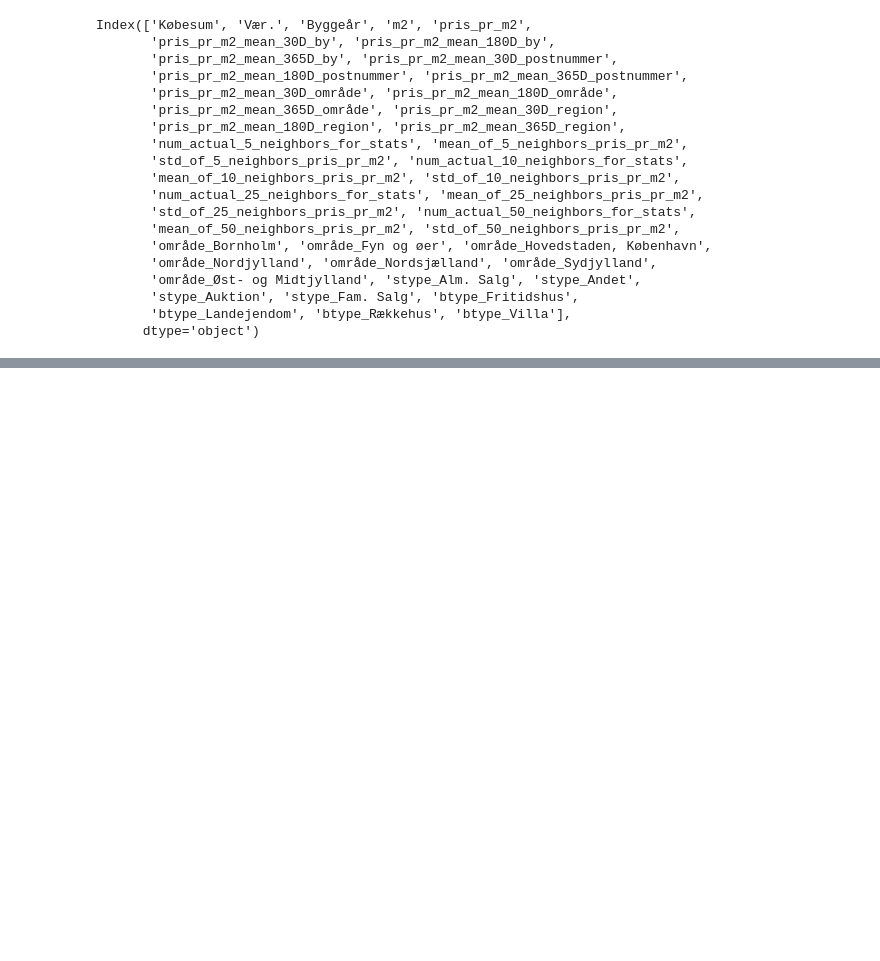
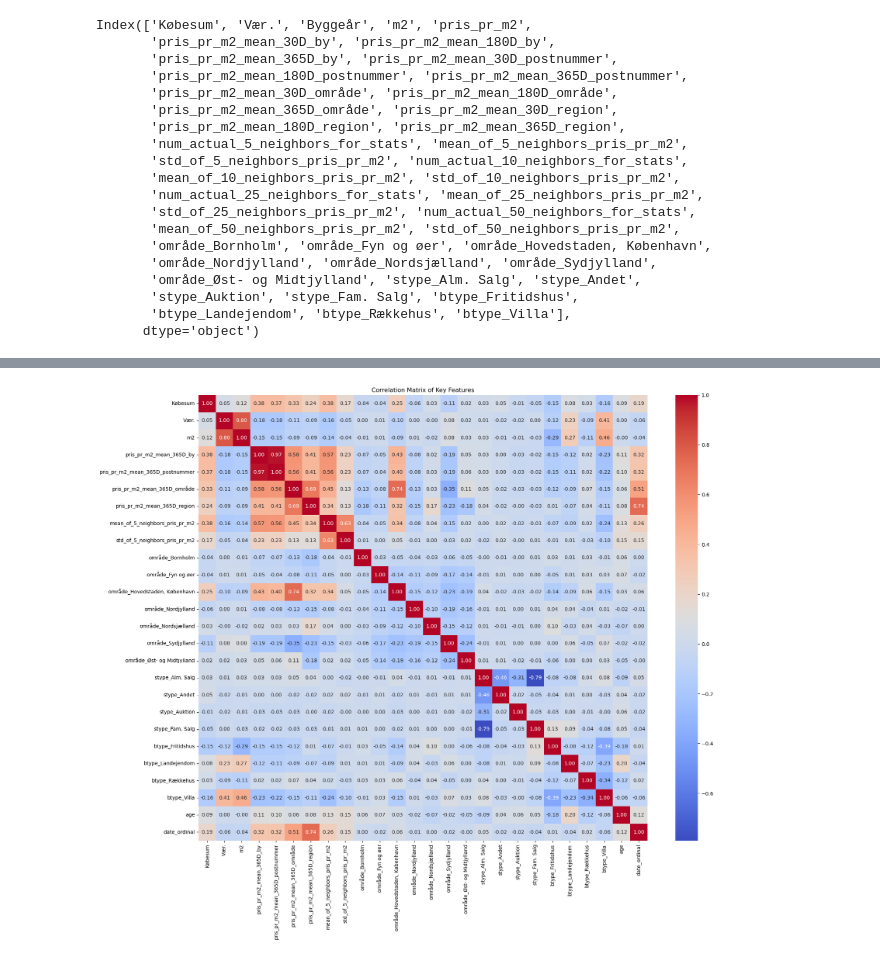
Before and after one commit to VictorJustesen/bachelor, a Jupyter notebook: dataexplor/explore.ipynb, the cells around one changed output, grey strips where cells are left out. Cells and saved outputs as stored; diff of their text form; code cells hidden in the pictures; blank space fills up the shorter version.

```diff
--- a/dataexplor/explore.ipynb
+++ b/dataexplor/explore.ipynb
@@ -485,0 +796,3 @@ dtype: object
+# %%
+print(df_cleaned.dtypes)
+df_cleaned = df_cleaned.drop(columns=['Byggeår', 'pris_pr_m2'])
@@ -501,0 +850,7 @@ ValueError: could not convert string to float: 'Alm. Salg'
+# %%
+df_cleaned = df_cleaned.drop(columns=['pris_pr_m2_mean_30D_by', 'pris_pr_m2_mean_30D_postnummer',
+       'pris_pr_m2_mean_30D_område', 'pris_pr_m2_mean_30D_region','pris_pr_m2_mean_180D_by',
+       'pris_pr_m2_mean_180D_postnummer', 'pris_pr_m2_mean_180D_område',
+       'pris_pr_m2_mean_180D_region', 'mean_of_10_neighbors_pris_pr_m2','mean_of_25_neighbors_pris_pr_m2',
+       'mean_of_50_neighbors_pris_pr_m2', 'std_of_10_neighbors_pris_pr_m2',
+       'std_of_25_neighbors_pris_pr_m2', 'std_of_50_neighbors_pris_pr_m2',])
@@ -501,0 +873,11 @@ ValueError: could not convert string to float: 'Alm. Salg'
+# %%
+
+#putting away the bad
+correlation_matrix = df_cleaned.corr()
+
+plt.figure(figsize=(20, 16))
+sns.heatmap(correlation_matrix, annot=True, cmap='coolwarm', fmt=".2f")
+plt.title('Correlation Matrix of Key Features')
+plt.show()
+# %% [output]
+[figure, added]
```
Also changed, not shown: parts of 31 cells of this notebook, 13 other files.
